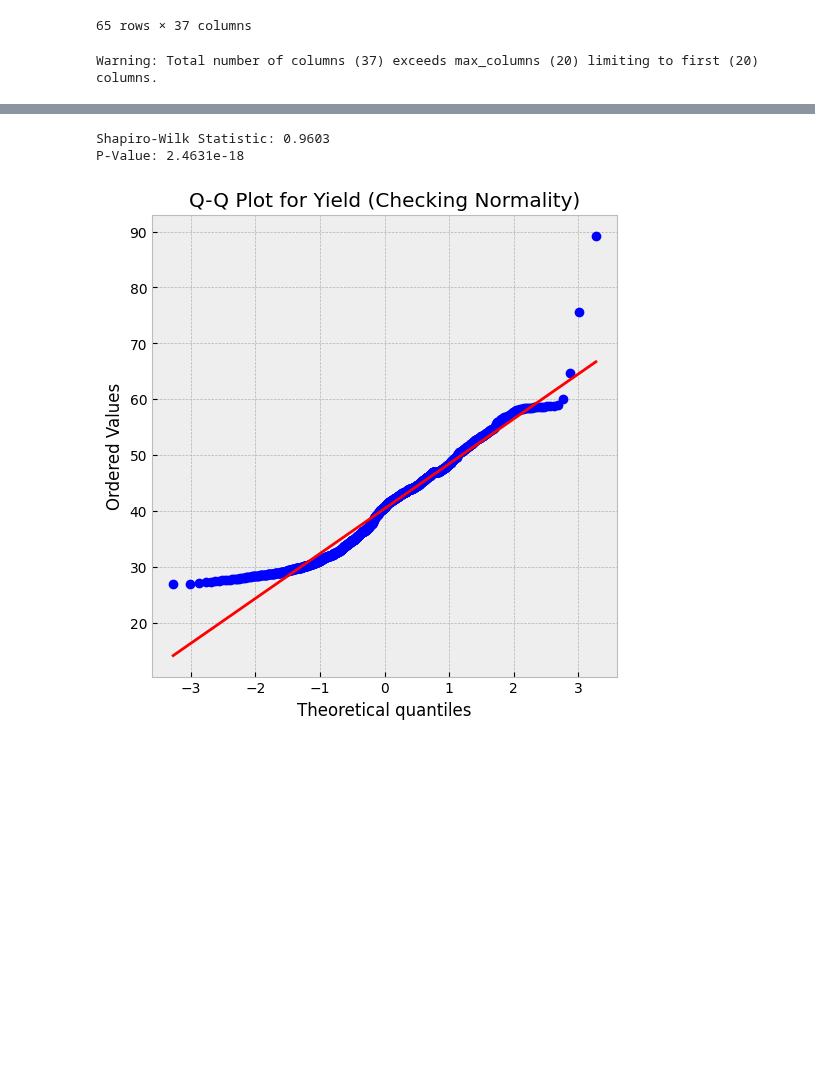
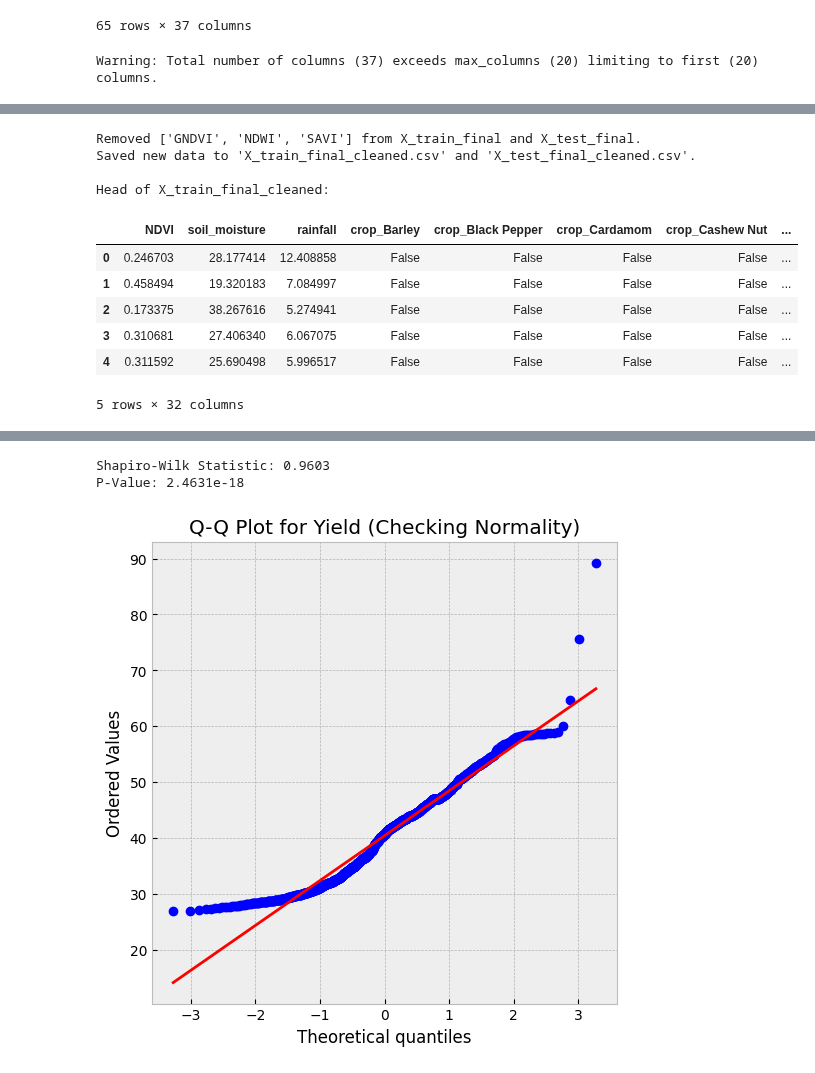
Before and after one commit to himansa-weerakooon/Yield_Prediction, a Jupyter notebook: yield_prediction.ipynb, the cells around one changed output, grey strips where cells are left out. Cells and saved outputs as stored; diff of their text form; code cells hidden in the pictures; blank space fills up the shorter version.

```diff
--- a/yield_prediction.ipynb
+++ b/yield_prediction.ipynb
@@ -261,5 +261,41 @@ temperature      0.021474
 soil_moisture   -0.348567
 Name: yield, dtype: float64
+# %%
+import pandas as pd
+
+# Load the final training and testing data
+X_train_final = pd.read_csv('X_train_final.csv')
+X_test_final = pd.read_csv('X_test_final.csv')
+
+# Columns to drop
+cols_to_remove = ['GNDVI', 'NDWI', 'SAVI']
+
+# Drop columns from X_train_final and X_test_final
+X_train_final_cleaned = X_train_final.drop(columns=cols_to_remove, errors='ignore')
+X_test_final_cleaned = X_test_final.drop(columns=cols_to_remove, errors='ignore')
+
+# Save the cleaned data to new CSV files
+X_train_final_cleaned.to_csv('X_train_final_cleaned.csv', index=False)
+X_test_final_cleaned.to_csv('X_test_final_cleaned.csv', index=False)
+
+print(f"Removed {cols_to_remove} from X_train_final and X_test_final.")
+print("Saved new data to 'X_train_final_cleaned.csv' and 'X_test_final_cleaned.csv'.")
+
+# Display the head of the cleaned training data to confirm
+print("\nHead of X_train_final_cleaned:")
+display(X_train_final_cleaned.head())
+# %% [output]
+Removed ['GNDVI', 'NDWI', 'SAVI'] from X_train_final and X_test_final.
+Saved new data to 'X_train_final_cleaned.csv' and 'X_test_final_cleaned.csv'.
+
+Head of X_train_final_cleaned:
+|  | NDVI | soil_moisture | rainfall | crop_Barley | crop_Black Pepper | crop_Cardamom | crop_Cashew Nut | ... |
+| 0 | 0.246703 | 28.177414 | 12.408858 | False | False | False | False | ... |
+| 1 | 0.458494 | 19.320183 | 7.084997 | False | False | False | False | ... |
+| 2 | 0.173375 | 38.267616 | 5.274941 | False | False | False | False | ... |
+| 3 | 0.310681 | 27.406340 | 6.067075 | False | False | False | False | ... |
+| 4 | 0.311592 | 25.690498 | 5.996517 | False | False | False | False | ... |
+5 rows × 32 columns
 # %%
 import pandas as pd
 import matplotlib.pyplot as plt
```
Also changed, not shown: parts of 7 cells of this notebook.
